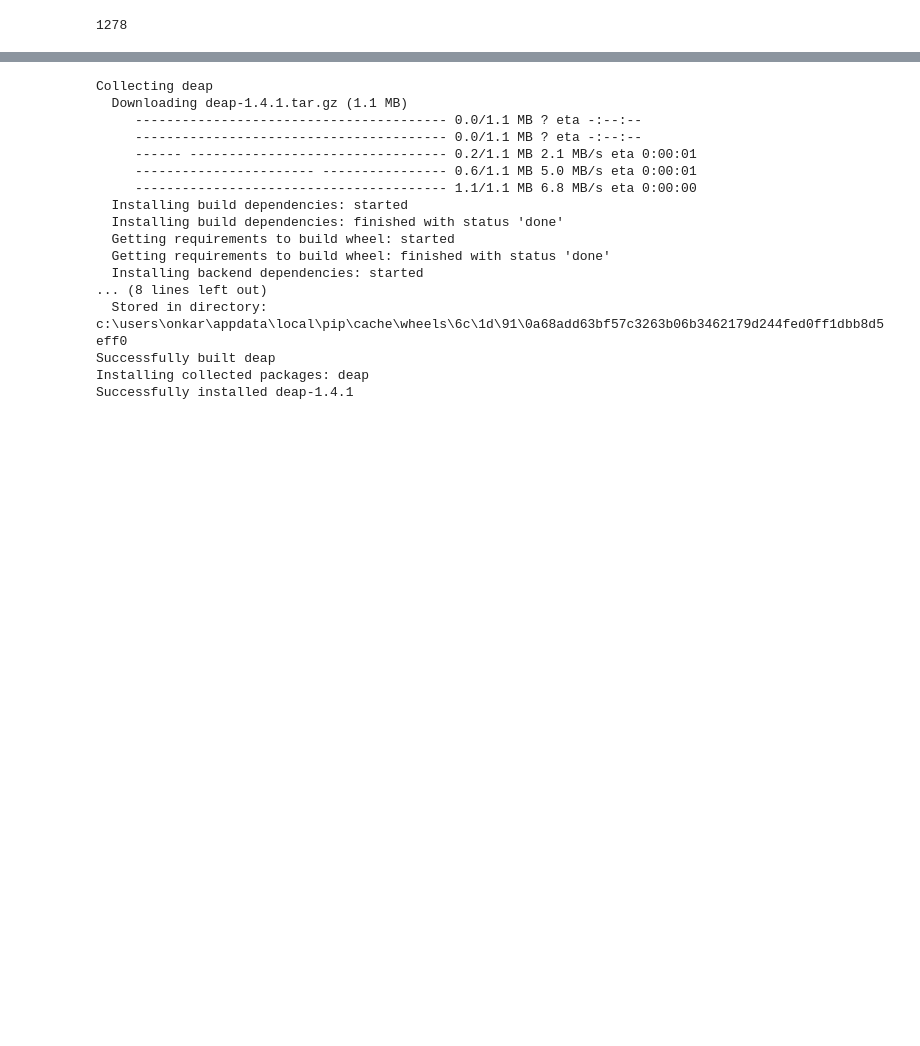
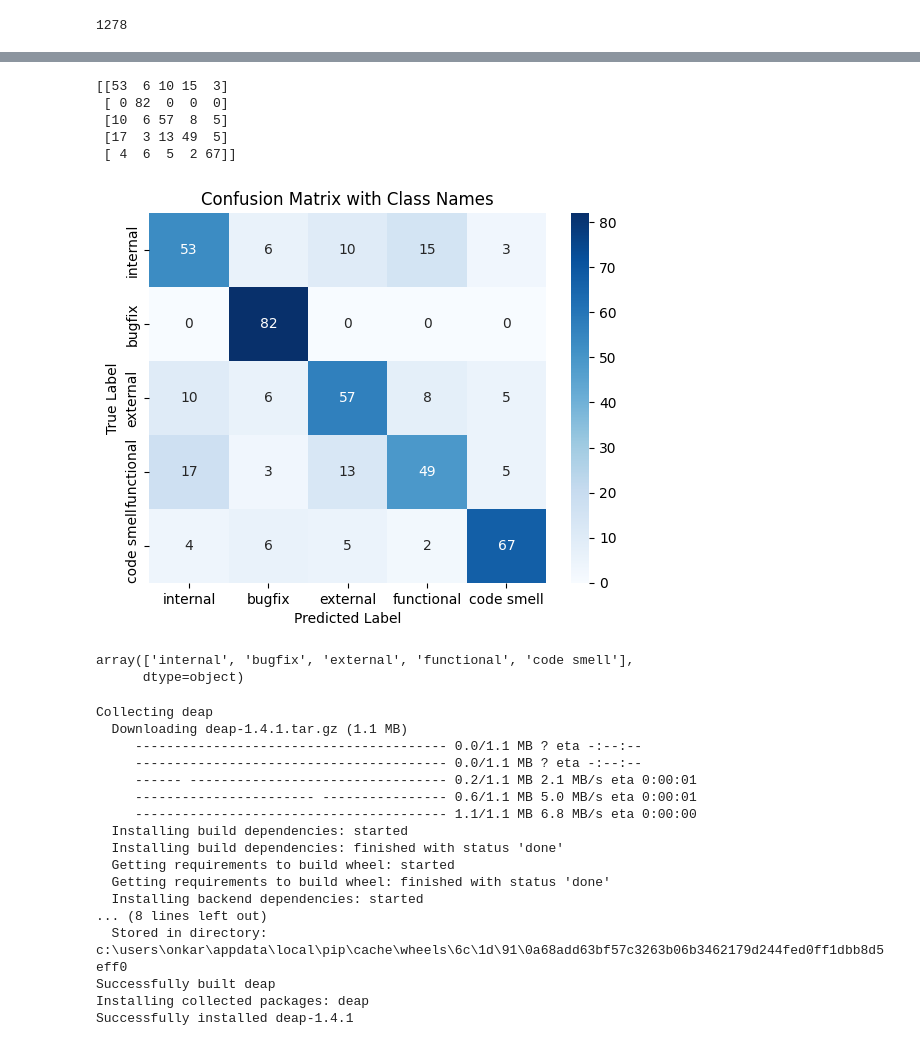
Before and after one commit to Onkar2102/Automated-Software-Refactoring-Commit-Classifier, a Jupyter notebook: src/data_preprocessing.ipynb, the cells around one changed output, grey strips where cells are left out. Cells and saved outputs as stored; diff of their text form; code cells hidden in the pictures; blank space fills up the shorter version.

Commit message:
Confusion matrix created

```diff
--- a/src/data_preprocessing.ipynb
+++ b/src/data_preprocessing.ipynb
@@ -241,7 +241,7 @@ from nltk.tokenize import word_tokenize
 
 stop_words = set(stopwords.words('english'))
 
-custom_stop_words = ['git', 'svn', 'refactor', 'svn', 'gitsvnid', 'signedoffby', 'reviewedon', 'testedby', 'us', 'id', 'changeid', 'lot', 'small', 'thing', 'way']  # Add more custom words here
+custom_stop_words = ['git', 'svn', 'refactor', 'gitsvnid', 'signedoffby', 'reviewedon', 'testedby', 'us', 'id', 'changeid', 'lot', 'small', 'thing', 'way']  # Add more custom words here
 stop_words.update(custom_stop_words)
 
 def remove_stopwords(text):
@@ -1132,6 +1075,37 @@ Random Forest Classification Report:
     accuracy                           0.72       426
    macro avg       0.72      0.73      0.72       426
 weighted avg       0.72      0.72      0.72       426
+# %%
+from sklearn.metrics import confusion_matrix
+
+class_names = ['internal', 'bugfix', 'external', 'functional', 'code smell']
+
+
+cm = confusion_matrix(y_test, y_pred)
+print(cm)
+# %% [output]
+[[53  6 10 15  3]
+ [ 0 82  0  0  0]
+ [10  6 57  8  5]
+ [17  3 13 49  5]
+ [ 4  6  5  2 67]]
+# %%
+import seaborn as sns
+import matplotlib.pyplot as plt
+
+
+sns.heatmap(cm, annot=True, fmt="d", cmap="Blues", xticklabels=class_names, yticklabels=class_names)
+plt.xlabel('Predicted Label')
+plt.ylabel('True Label')
+plt.title('Confusion Matrix with Class Names')
+plt.show()
+# %% [output]
+[figure, added]
+# %%
+y_test.unique()
+# %% [output]
+array(['internal', 'bugfix', 'external', 'functional', 'code smell'],
+      dtype=object)
 # %%
 !pip install deap
 # %% [output]
```
Also changed, not shown: parts of 12 cells of this notebook, 1 other file.
